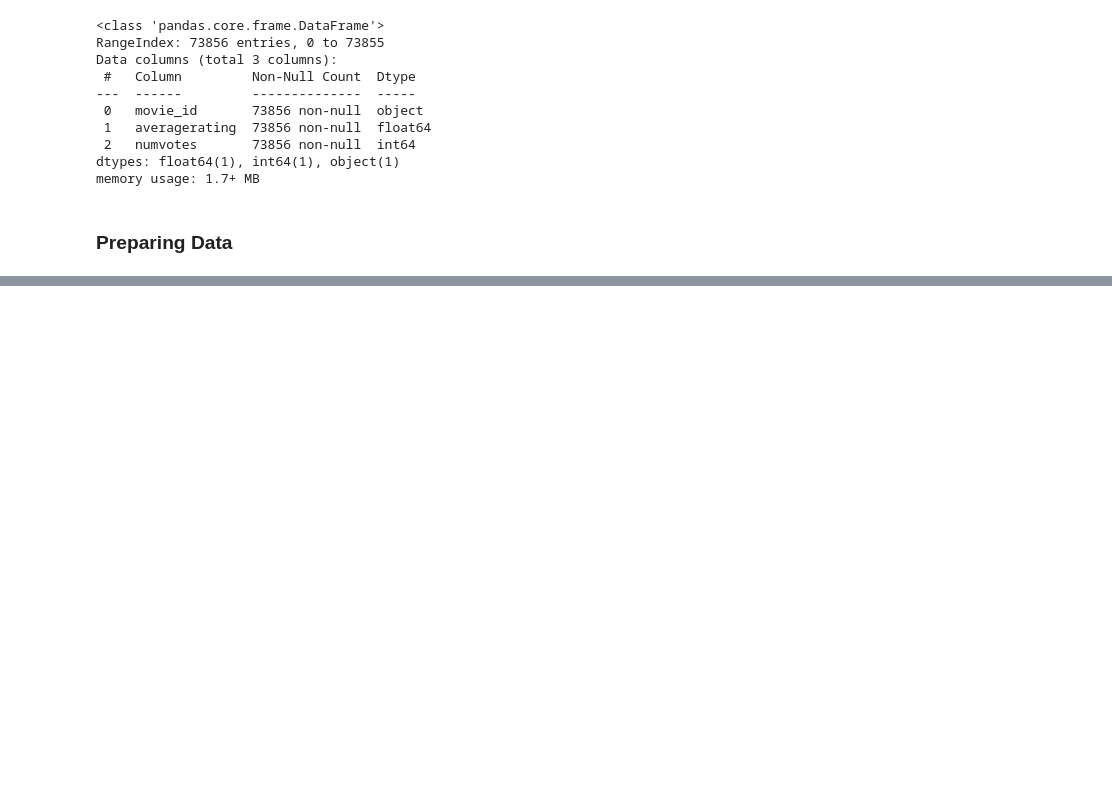
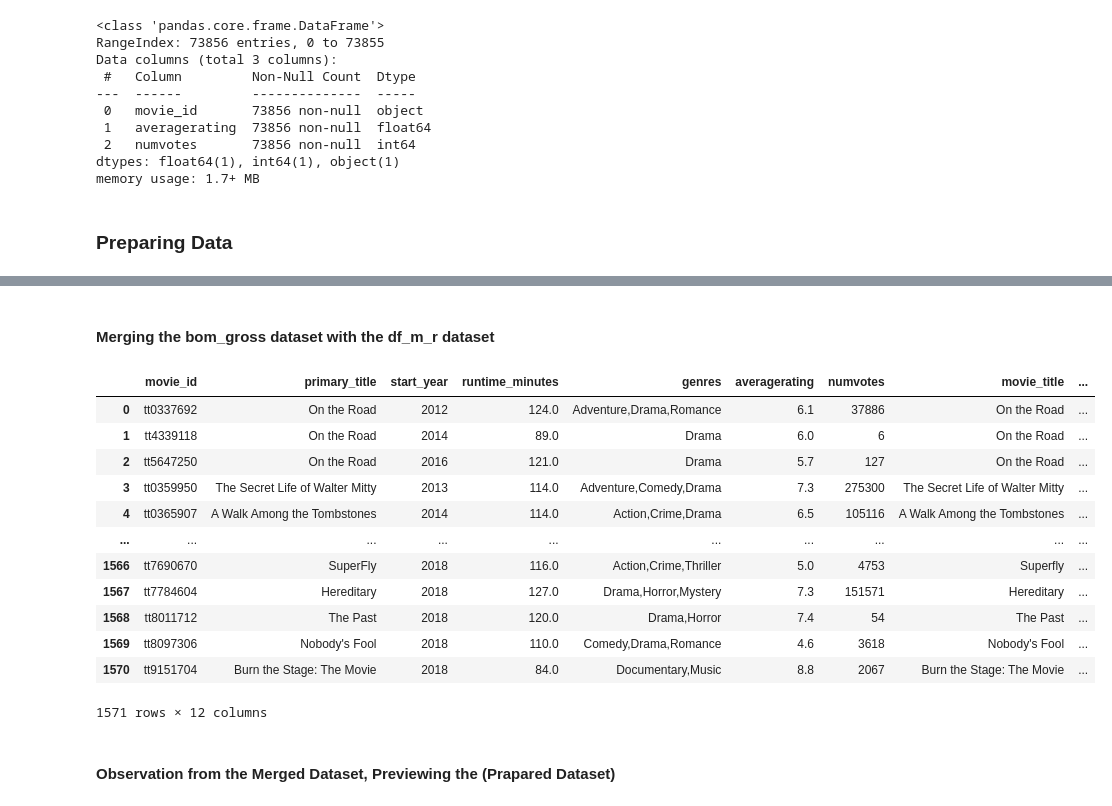
Before and after one commit to johN-Kioko/dsc-phase-1-project-v2-4, a Jupyter notebook: student.ipynb, the cells around one changed output, grey strips where cells are left out. Cells and saved outputs as stored; diff of their text form; code cells hidden in the pictures; blank space fills up the shorter version.

Commit message:
Update, Start Cleaning

```diff
--- a/student.ipynb
+++ b/student.ipynb
@@ -533,0 +600,7 @@ memory usage: 1.7+ MB
+# %%
+df_M_R = pd.read_sql (""" SELECT *
+                            FROM movie_basics
+                            JOIN movie_ratings
+                                USING (movie_id)
+                    """, conn
+)
@@ -533,0 +624,5 @@ memory usage: 1.7+ MB
+# %%
+# Creating a common column in the df_m_r dataset
+df_M_R["movie_title"] = df_M_R["original_title"]
+df_M_R.drop("original_title", axis=1, inplace=True)
+df_M_R
@@ -533,0 +643,21 @@ memory usage: 1.7+ MB
+# %% [markdown]
+#### Merging the bom_gross dataset with the df_m_r dataset
+# %%
+df_merging = pd.merge(df_M_R, bom_movie_gross, on = 'movie_title')
+df_merging
+# %% [output]
+|  | movie_id | primary_title | start_year | runtime_minutes | genres | averagerating | numvotes | movie_title | ... |
+| 0 | tt0337692 | On the Road | 2012 | 124.0 | Adventure,Drama,Romance | 6.1 | 37886 | On the Road | ... |
+| 1 | tt4339118 | On the Road | 2014 | 89.0 | Drama | 6.0 | 6 | On the Road | ... |
+| 2 | tt5647250 | On the Road | 2016 | 121.0 | Drama | 5.7 | 127 | On the Road | ... |
+| 3 | tt0359950 | The Secret Life of Walter Mitty | 2013 | 114.0 | Adventure,Comedy,Drama | 7.3 | 275300 | The Secret Life of Walter Mitty | ... |
+| 4 | tt0365907 | A Walk Among the Tombstones | 2014 | 114.0 | Action,Crime,Drama | 6.5 | 105116 | A Walk Among the Tombstones | ... |
+| ... | ... | ... | ... | ... | ... | ... | ... | ... | ... |
+| 1566 | tt7690670 | SuperFly | 2018 | 116.0 | Action,Crime,Thriller | 5.0 | 4753 | Superfly | ... |
+| 1567 | tt7784604 | Hereditary | 2018 | 127.0 | Drama,Horror,Mystery | 7.3 | 151571 | Hereditary | ... |
+| 1568 | tt8011712 | The Past | 2018 | 120.0 | Drama,Horror | 7.4 | 54 | The Past | ... |
+| 1569 | tt8097306 | Nobody's Fool | 2018 | 110.0 | Comedy,Drama,Romance | 4.6 | 3618 | Nobody's Fool | ... |
+| 1570 | tt9151704 | Burn the Stage: The Movie | 2018 | 84.0 | Documentary,Music | 8.8 | 2067 | Burn the Stage: The Movie | ... |
+1571 rows × 12 columns
+# %% [markdown]
+#### Observation from the Merged Dataset, Previewing the (Prapared Dataset)
```
Also changed, not shown: parts of 13 cells of this notebook.
